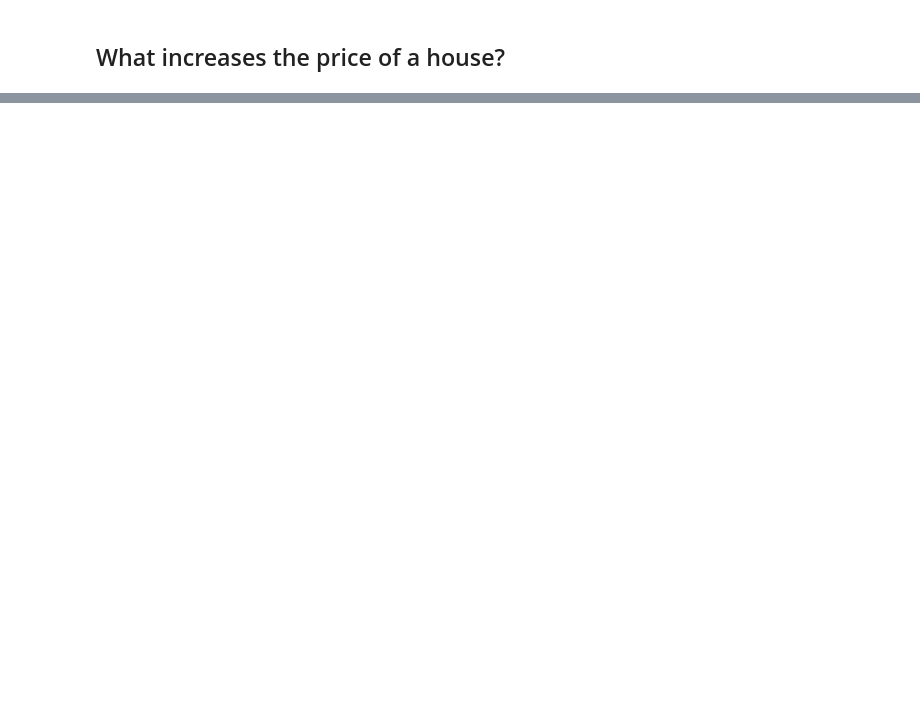
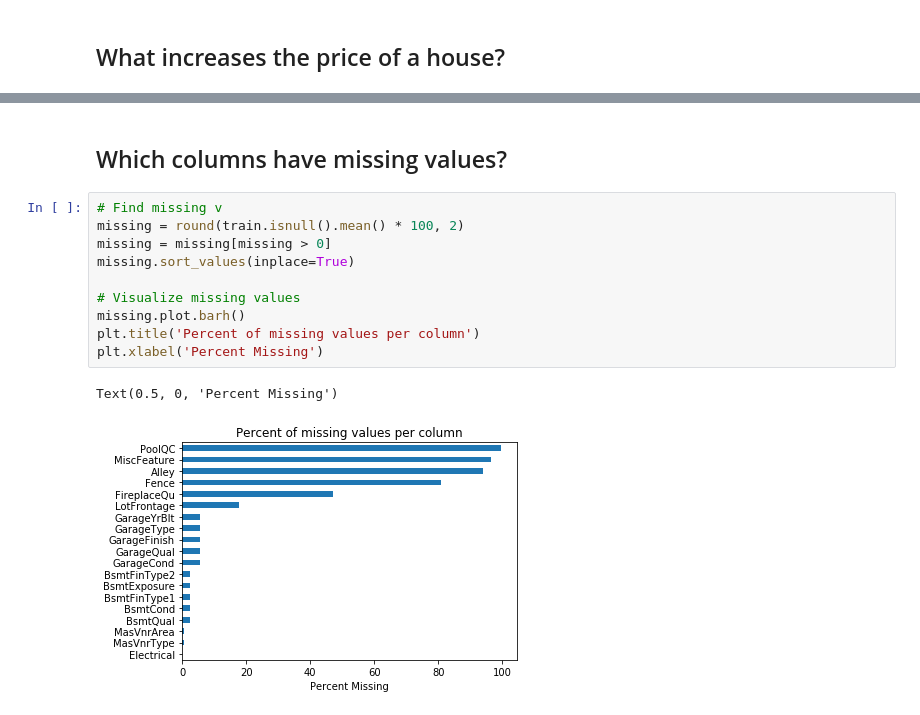
Before and after one commit to jmperafan/house-prices, a Jupyter notebook: EDA.ipynb, the cells around one changed output, grey strips where cells are left out. Saved outputs shown, nothing was run; the diff lists cells and outputs as text; blank space fills up the shorter version.

```diff
--- a/EDA.ipynb
+++ b/EDA.ipynb
@@ -26,0 +89,15 @@ sns.distplot(df_train['SalePrice']);
+# %% [markdown]
+## Which columns have missing values?
+# %%
+# Find missing v
+missing = round(train.isnull().mean() * 100, 2)
+missing = missing[missing > 0]
+missing.sort_values(inplace=True)
+
+# Visualize missing values
+missing.plot.barh()
+plt.title('Percent of missing values per column')
+plt.xlabel('Percent Missing')
+# %% [output]
+Text(0.5, 0, 'Percent Missing')
+[figure, added]
```
Also changed, not shown: parts of 12 cells of this notebook.
